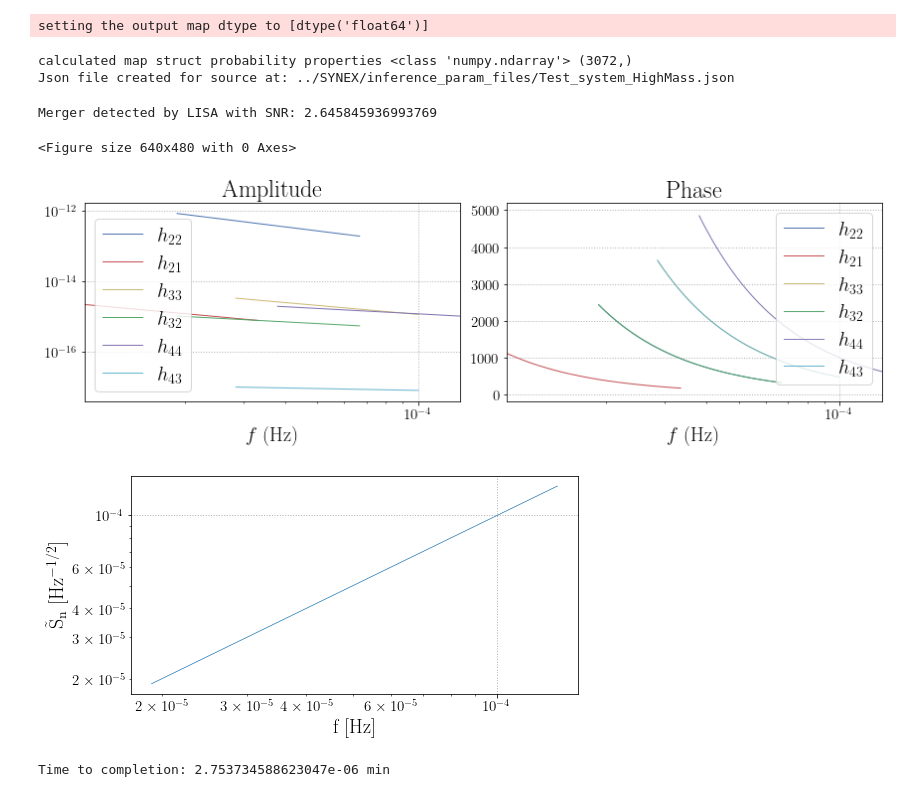
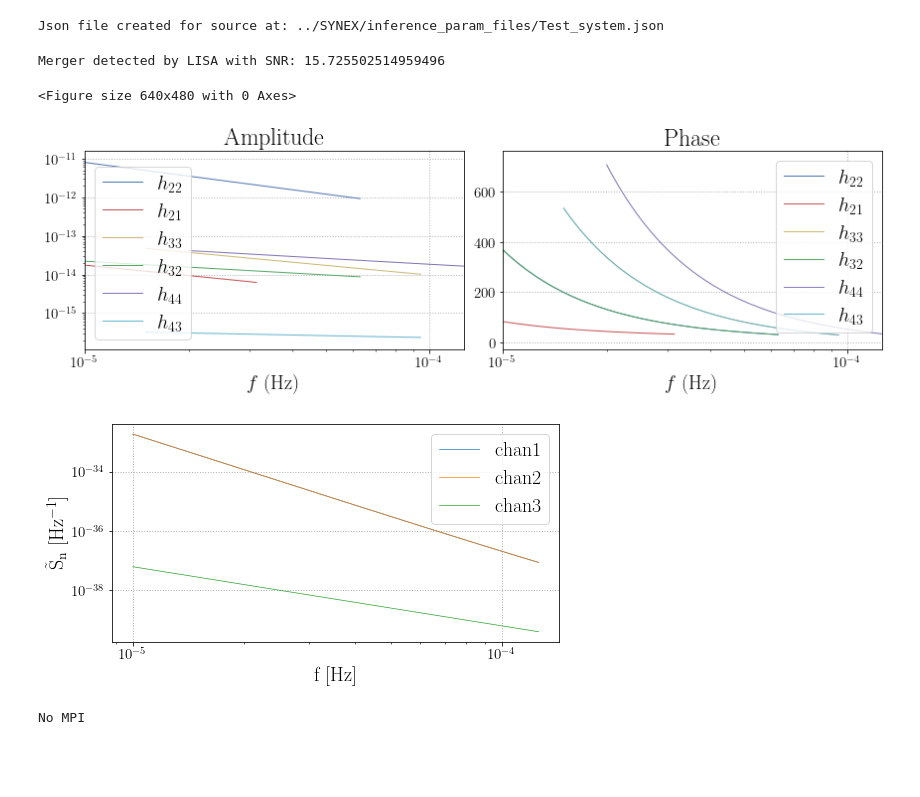
Before and after one commit to PAduverne/SYNEX, a Jupyter notebook: test_functions/Installation_tests.ipynb, the cells around one changed output. Drawn from its saved outputs; the diff is of its cells as text; code cells hidden in the pictures; blank space fills up the shorter version.

Commit message:
Fixing run issues with randomized SYNEX codes after recent init funciton changes to source class.

```diff
--- a/test_functions/Installation_tests.ipynb
+++ b/test_functions/Installation_tests.ipynb
@@ -142,13 +143,13 @@ LISA = SYDs.LISA(**LISA_base_kwargs)
 #}
 
 Merger_kwargs = {
-        "q": 1.1, "M": 8e6, "chi1": 0.9, "z": 3.11, # "dist":13600., #
+        "q": 1.1, "M": 5e7, "chi1": 0.9, "z": 3.11, # "dist":13600., #
         "chi2": 0.95, "beta" : -1.*np.pi/8., "lambda" : np.pi/3.,
         "inc": np.pi/10., "psi": 0.4, "phi":0., "approximant" : 'IMRPhenomHM',
-        "Lframe":True, "DeltatL_cut":-2*7*24*60*60,
+        "Lframe":True, "DeltatL_cut":-24*60*60, # Stop one day before merger event.
         "verbose":False,
         "ExistentialFileName":SYNEX_PATH+"/Saved_Source_Dicts/Test_system.dat",
-        "JsonFile":"Test_system_HighMass",
+        "JsonFile":"Test_system",
         "MUTATED":False
 }
 
@@ -171,8 +172,8 @@ inference_params = {
 RunTimekwargs = {
     "print_info": True,
     "n_walkers":  32, # 96,
-    "n_iter": 2000, # 8000, # 15000, #
-    "burn_in": 1000, # 4000, # 5000, #
+    "n_iter": 8500, # 8000, # 15000, #
+    "burn_in": 5000, # 4000, # 5000, #
     "autocor_method": "autocor_new",
     "thin_samples": True, # False,
     "multimodal": True,
@@ -190,9 +191,7 @@ RunTimekwargs = {
 SYU.WriteParamsToJson(Merger,LISA,inference_params,is_master,**RunTimekwargs)
 print("Json file created for source at: ../SYNEX/"+Merger.JsonFile.split("/SYNEX/")[-1])
 # %% [output]
-setting the output map dtype to [dtype('float64')]
+Json file created for source at: ../SYNEX/inference_param_files/Test_system.json
-calculated map struct probability properties <class 'numpy.ndarray'> (3072,)
-Json file created for source at: ../SYNEX/inference_param_files/Test_system_HighMass.json
 # %%
 ### Basic tests of source
 
@@ -210,51 +209,46 @@ plt.figure(figsize=(8, 6), dpi=80)
 SNR = SYU.ComputeSNR(Merger, LISA, freqs=None, Lframe=False, ReturnAllVariable=False)
 print("Merger detected by LISA with SNR:",SNR)
 
-# convert to params dictionaries -- inverse function is SYU.ParamsToClasses(input_params,CollectionMethod="Inference",**kwargs)
-[param_dict, waveform_params, _ ] = SYU.ClassesToParams(Merger,LISA,"Inference")
-
-
-
 
 
 # Get signal
-wftdi = lisa.GenerateLISATDI_SMBH(param_dict, **waveform_params)
+wftdi = SYU.GetSMBHGWDetection(Merger, LISA, **{})
 
-# Amplitude and phase of the hlm in the waveform
+
+# Amplitude and phase of h_lm, summed over all channels
 labels = [r'$h_{22}$', r'$h_{21}$', r'$h_{33}$', r'$h_{32}$', r'$h_{44}$', r'$h_{43}$']
 fig, axs = plt.subplots(1,2, figsize=[12,4])
 plotutils.lloglogplot(axs[0], *[[wftdi[lm]['freq'], wftdi[lm]['amp']] for lm in wftdi['modes'] if len(wftdi[lm]['freq'])>0], labels=[lab for lab,lm in zip(labels,wftdi['modes']) if len(wftdi[lm]['freq'])>0])
 plotutils.lloglinearplot(axs[1], *[[wftdi[lm]['freq'], wftdi[lm]['phase']] for lm in wftdi['modes'] if len(wftdi[lm]['freq'])>0], labels=[lab for lab,lm in zip(labels,wftdi['modes']) if len(wftdi[lm]['freq'])>0])
 for i in range(2): axs[i].set_xlabel(r'$f \; (\mathrm{Hz})$')
 axs[0].legend(loc='lower left')
 axs[1].legend(loc='upper right')
 axs[0].set_title(r'Amplitude')
 axs[1].set_title(r'Phase')
 fig.tight_layout()
 
 
 # Create LISA noise
 SYU.ComputeDetectorNoise(Merger, LISA)
-Snvals = LISA.Snvals
-Snvals_tot = 0.
-for chan in Snvals.keys(): Snvals_tot += Snvals[chan]
-
 
 # Plot noise
-plt.loglog(Snvals["freqs"], np.abs(Snvals_tot))
+plt.loglog(LISA.Snvals["freqs"], LISA.Snvals["chan1"], label="chan1")
+plt.loglog(LISA.Snvals["freqs"], LISA.Snvals["chan2"], label="chan2")
+plt.loglog(LISA.Snvals["freqs"], LISA.Snvals["chan3"], label="chan3")
 
 # labels
 plt.xlabel(r"f [Hz]")
-plt.ylabel(r"$\tilde{\mathrm{S}}_{\mathrm{n}}$ [Hz$^{-1/2}$]")
+plt.ylabel(r"$\tilde{\mathrm{S}}_{\mathrm{n}}$ [Hz$^{-1}$]")
+plt.legend()
 
 # Show and grid
 # plt.grid()
 plt.show()
 # %% [output]
-Merger detected by LISA with SNR: 2.645845936993769
+Merger detected by LISA with SNR: 15.725502514959496
 <Figure size 640x480 with 0 Axes>
-[figure, old version]
+[figure, new version]
-[figure, old version]
+[figure, new version]
 # %%
 # Begin inference if the test_file doesn't already exist (this takes time...)
 t0 = time.time()
@@ -265,12 +259,12 @@ if not os.path.isfile(Merger.H5File):
         os.system("python3 " + SYNEX_PATH + "/lisabeta/lisabeta/inference/ptemcee_smbh.py " + Merger.JsonFile)
 t1 = time.time()
 
-print("Time to completion:",(t1-t0)/60,"min") ### Around 1hr27min. Reduce RunTimekwargs["n_walkers"], RunTimekwargs["n_iters"], and RunTimekwargs["burn_in"] if you don't want to wait.
+print("Time to completion:",(t1-t0)/60,"min") ### Around 1hr08min. Reduce RunTimekwargs["n_walkers"], RunTimekwargs["n_iters"], and RunTimekwargs["burn_in"] if you don't want to wait.
 
 ### NOTE: you may need to run this in a seperate shell script when testing on cluster. See the SYNEX manual
 #         for example shell scripts in section `Running on cluster'.
 # %% [output]
-Time to completion: 2.753734588623047e-06 min
+No MPI
 # %%
 # See inference results
 SYU.PlotInferenceData(Merger.H5File, SaveFig=False)
```
Also changed, not shown: parts of 10 cells of this notebook.
